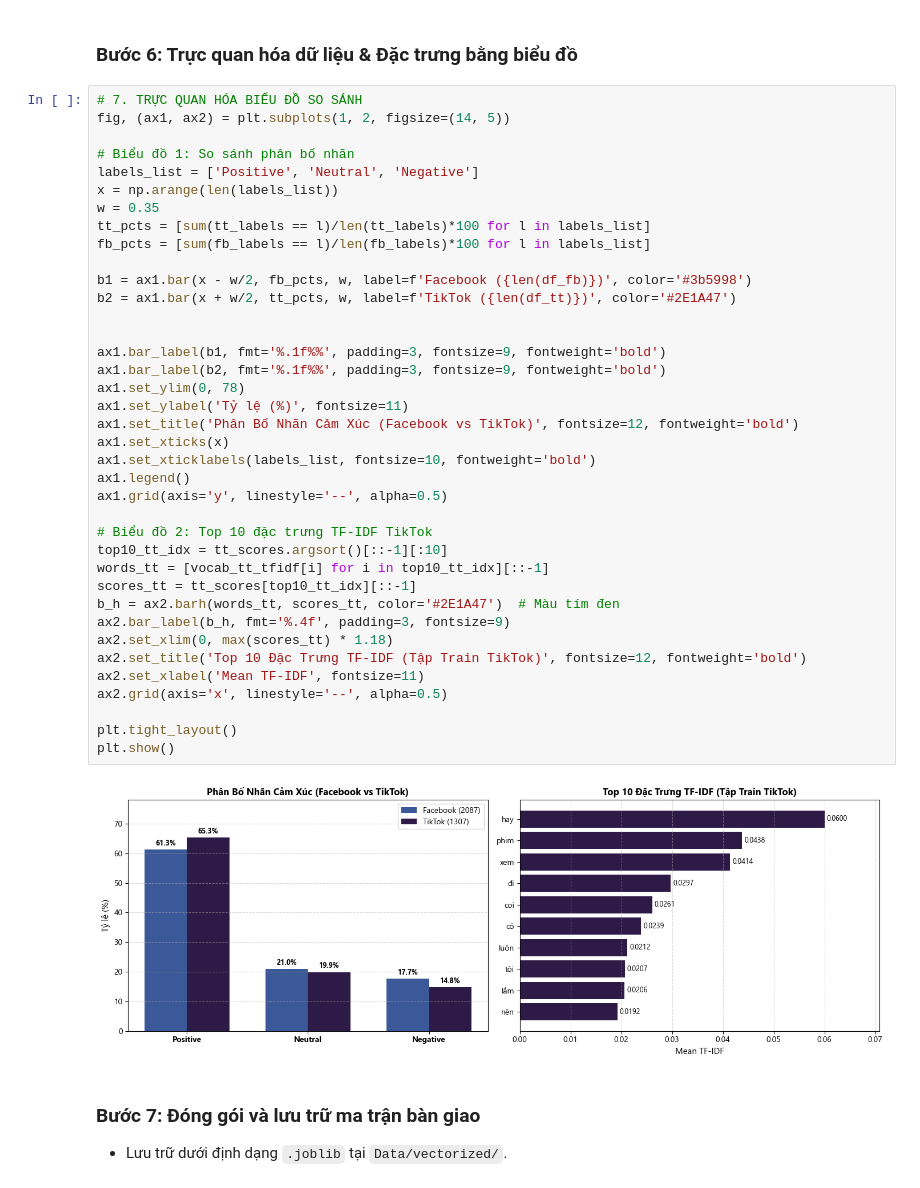
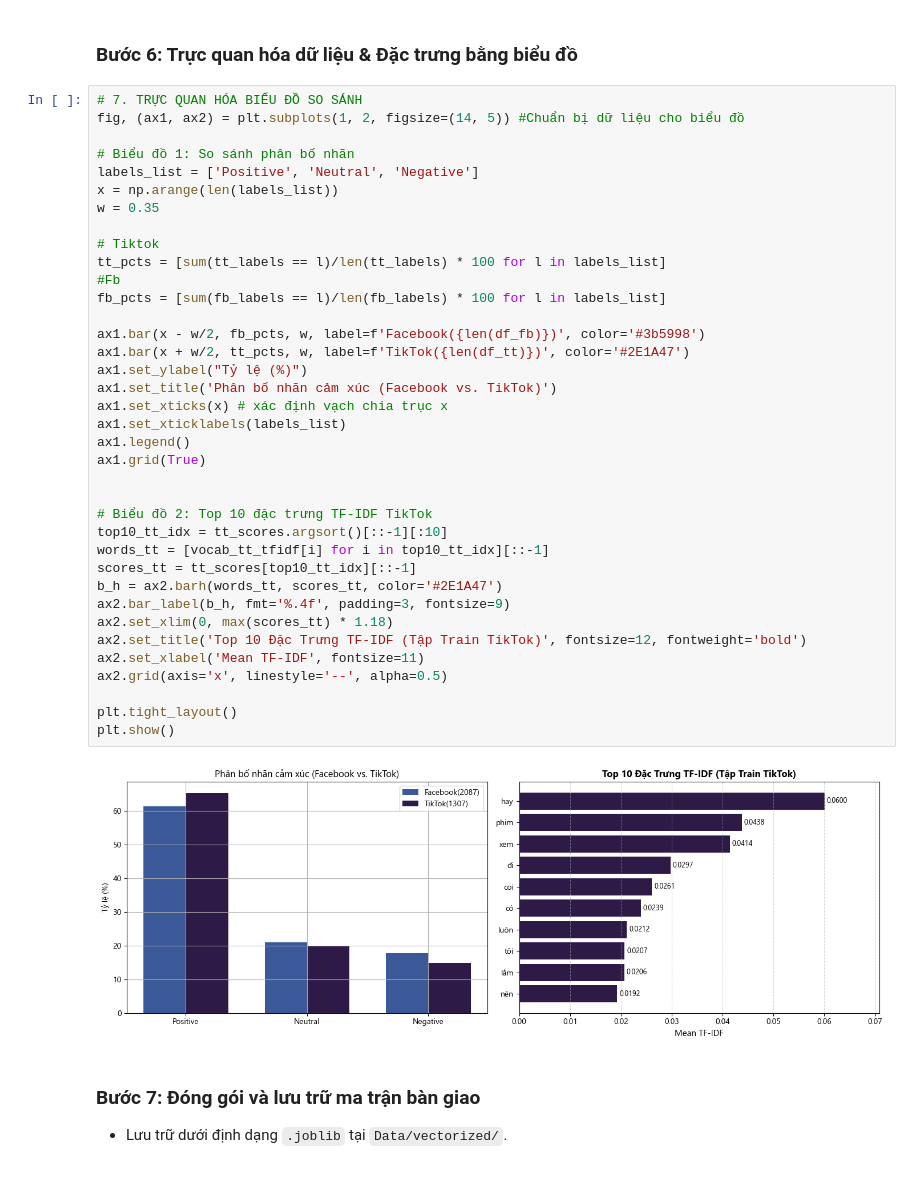
Before and after one commit to damchienthang/BTL-PTKPDLVB-Phan_Loai_Cam_Xuc_Mua_Do, a Jupyter notebook: src/vectorization.ipynb, the cells around one changed output. Drawn from its saved outputs; the diff is of its cells as text.

Commit message:
feat: cap nhat BaoCaoNLP-N07.docx, toi uu visual vectorization.ipynb va dong bo du lieu

```diff
--- a/src/vectorization.ipynb
+++ b/src/vectorization.ipynb
@@ -157,44 +157,43 @@ Từ vựng giao thoa chung: 1,221 (20.9%)
 ### Bước 6: Trực quan hóa dữ liệu & Đặc trưng bằng biểu đồ
 # %%
 # 7. TRỰC QUAN HÓA BIỂU ĐỒ SO SÁNH
-fig, (ax1, ax2) = plt.subplots(1, 2, figsize=(14, 5))
+fig, (ax1, ax2) = plt.subplots(1, 2, figsize=(14, 5)) #Chuẩn bị dữ liệu cho biểu đồ
 
 # Biểu đồ 1: So sánh phân bố nhãn
 labels_list = ['Positive', 'Neutral', 'Negative']
 x = np.arange(len(labels_list))
 w = 0.35
-tt_pcts = [sum(tt_labels == l)/len(tt_labels)*100 for l in labels_list]
-fb_pcts = [sum(fb_labels == l)/len(fb_labels)*100 for l in labels_list]
 
-b1 = ax1.bar(x - w/2, fb_pcts, w, label=f'Facebook ({len(df_fb)})', color='#3b5998')
-b2 = ax1.bar(x + w/2, tt_pcts, w, label=f'TikTok ({len(df_tt)})', color='#2E1A47')
+# Tiktok
+tt_pcts = [sum(tt_labels == l)/len(tt_labels) * 100 for l in labels_list]
+#Fb
+fb_pcts = [sum(fb_labels == l)/len(fb_labels) * 100 for l in labels_list]
 
+ax1.bar(x - w/2, fb_pcts, w, label=f'Facebook({len(df_fb)})', color='#3b5998')
+ax1.bar(x + w/2, tt_pcts, w, label=f'TikTok({len(df_tt)})', color='#2E1A47')
+ax1.set_ylabel("Tỷ lệ (%)")
+ax1.set_title('Phân bố nhãn cảm xúc (Facebook vs. TikTok)')
+ax1.set_xticks(x) # xác định vạch chia trục x
+ax1.set_xticklabels(labels_list)
+ax1.legend()
+ax1.grid(True)
 
-ax1.bar_label(b1, fmt='%.1f%%', padding=3, fontsize=9, fontweight='bold')
-ax1.bar_label(b2, fmt='%.1f%%', padding=3, fontsize=9, fontweight='bold')
-ax1.set_ylim(0, 78)
-ax1.set_ylabel('Tỷ lệ (%)', fontsize=11)
-ax1.set_title('Phân Bố Nhãn Cảm Xúc (Facebook vs TikTok)', fontsize=12, fontweight='bold')
-ax1.set_xticks(x)
-ax1.set_xticklabels(labels_list, fontsize=10, fontweight='bold')
-ax1.legend()
-ax1.grid(axis='y', linestyle='--', alpha=0.5)
 
 # Biểu đồ 2: Top 10 đặc trưng TF-IDF TikTok
 top10_tt_idx = tt_scores.argsort()[::-1][:10]
 words_tt = [vocab_tt_tfidf[i] for i in top10_tt_idx][::-1]
 scores_tt = tt_scores[top10_tt_idx][::-1]
-b_h = ax2.barh(words_tt, scores_tt, color='#2E1A47')  # Màu tím đen
+b_h = ax2.barh(words_tt, scores_tt, color='#2E1A47')
 ax2.bar_label(b_h, fmt='%.4f', padding=3, fontsize=9)
 ax2.set_xlim(0, max(scores_tt) * 1.18)
 ax2.set_title('Top 10 Đặc Trưng TF-IDF (Tập Train TikTok)', fontsize=12, fontweight='bold')
 ax2.set_xlabel('Mean TF-IDF', fontsize=11)
 ax2.grid(axis='x', linestyle='--', alpha=0.5)
 
 plt.tight_layout()
 plt.show()
 # %% [output]
-[figure, old version]
+[figure, new version]
 # %% [markdown]
 ### Bước 7: Đóng gói và lưu trữ ma trận bàn giao
 - Lưu trữ dưới định dạng `.joblib` tại `Data/vectorized/`.
```
Also changed, not shown: parts of 3 cells of this notebook, 11 other files.
